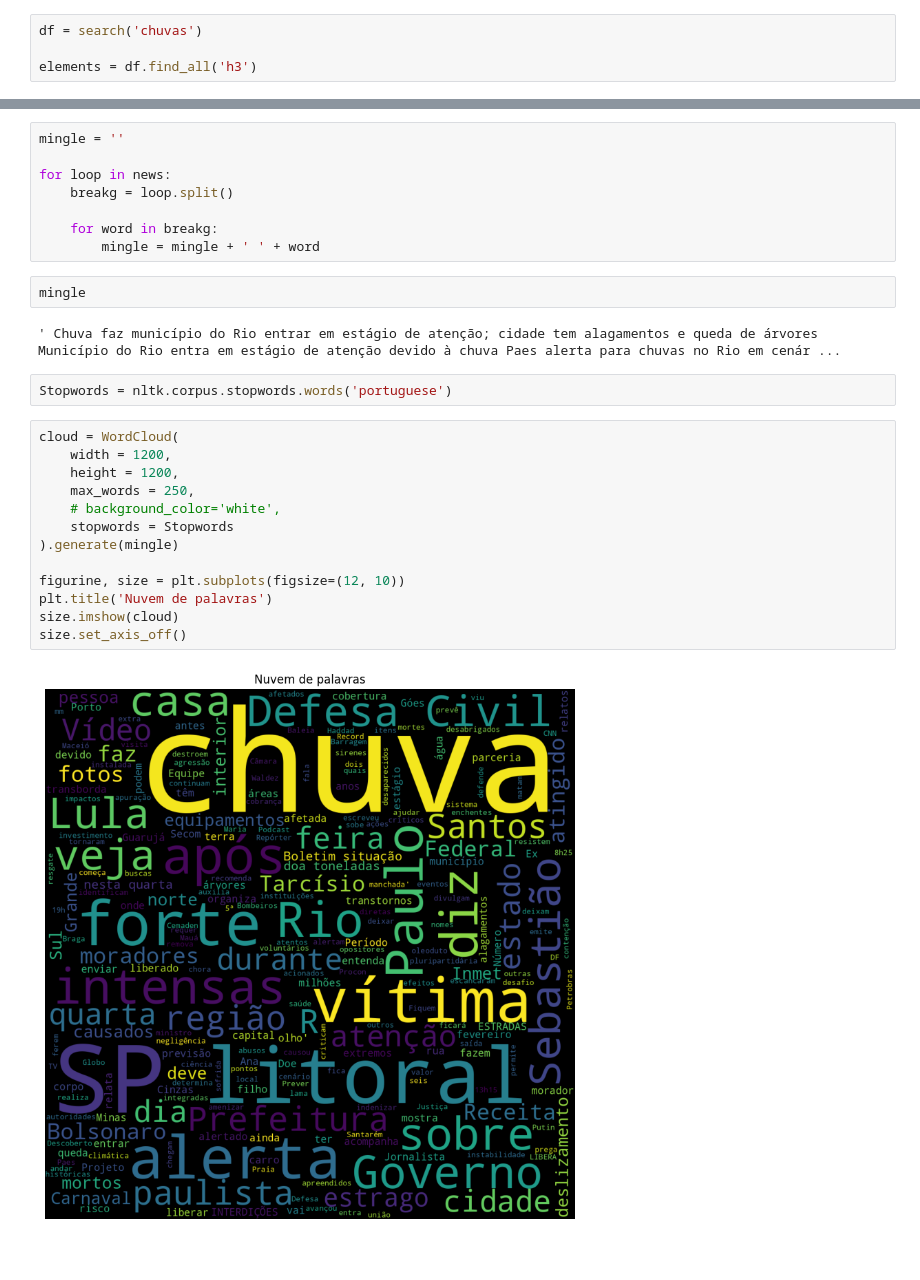
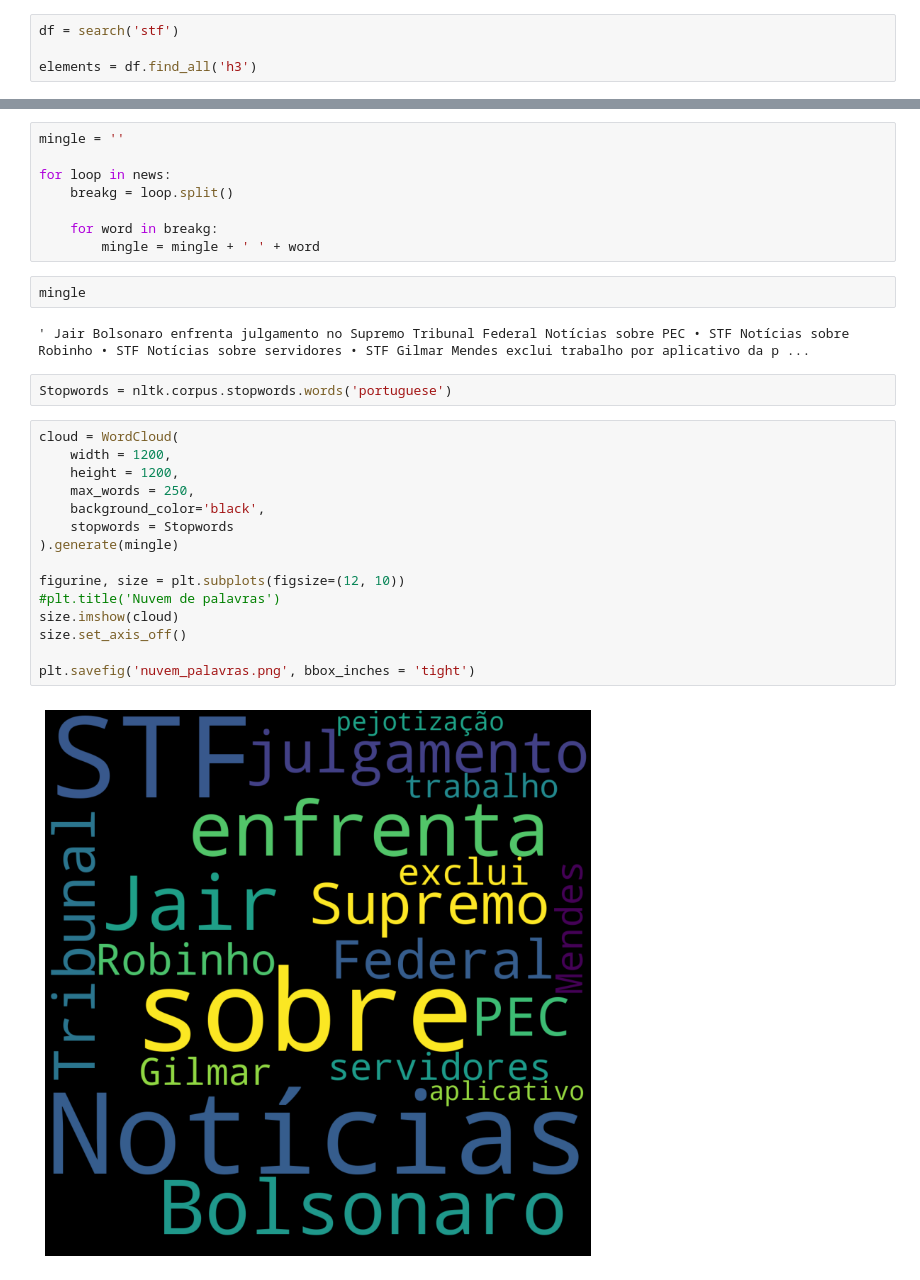
Before and after one commit to c-Tos1wa/web-scraping, a Jupyter notebook: web_scraping/notebook.ipynb, the cells around one changed output, grey strips where cells are left out. Cells and saved outputs as stored; diff of their text form.

Commit message:
create and save word cloud image

```diff
--- a/web_scraping/notebook.ipynb
+++ b/web_scraping/notebook.ipynb
@@ -65,7 +65,7 @@ def search(item):
 
     return scraper
 # %%
-df = search('chuvas')
+df = search('stf')
 
 elements = df.find_all('h3')
 # %%
@@ -98,21 +98,23 @@ for loop in news:
 # %%
 mingle
 # %% [output]
-' Chuva faz município do Rio entrar em estágio de atenção; cidade tem alagamentos e queda de árvores Município do Rio entra em estágio de atenção devido à chuva Paes alerta para chuvas no Rio em cenár ...
+' Jair Bolsonaro enfrenta julgamento no Supremo Tribunal Federal Notícias sobre PEC • STF Notícias sobre Robinho • STF Notícias sobre servidores • STF Gilmar Mendes exclui trabalho por aplicativo da p ...
 # %%
 Stopwords = nltk.corpus.stopwords.words('portuguese')
 # %%
 cloud = WordCloud(
     width = 1200,
     height = 1200,
     max_words = 250,
-    # background_color='white',
+    background_color='black',
     stopwords = Stopwords
 ).generate(mingle)
 
 figurine, size = plt.subplots(figsize=(12, 10))
-plt.title('Nuvem de palavras')
+#plt.title('Nuvem de palavras')
 size.imshow(cloud)
 size.set_axis_off()
+
+plt.savefig('nuvem_palavras.png', bbox_inches = 'tight')
 # %% [output]
-[figure, old version]
+[figure, new version]
```
Also changed, not shown: parts of 4 cells of this notebook, 2 other files.
